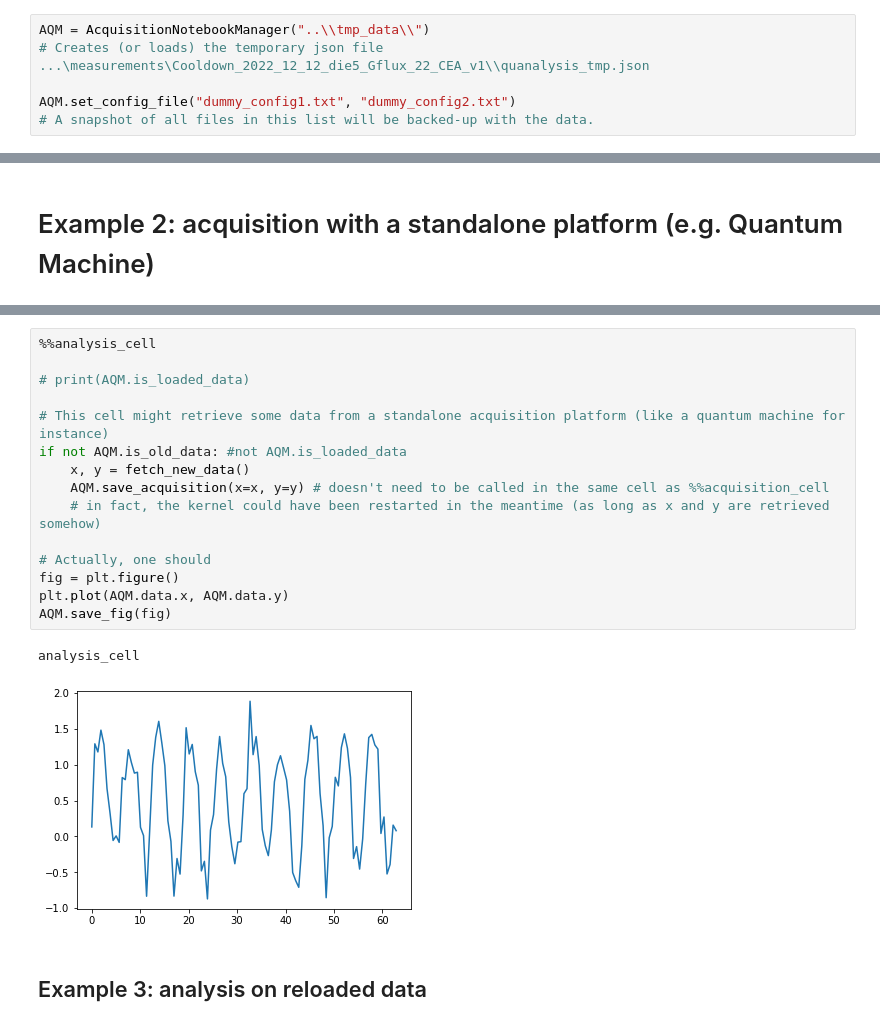
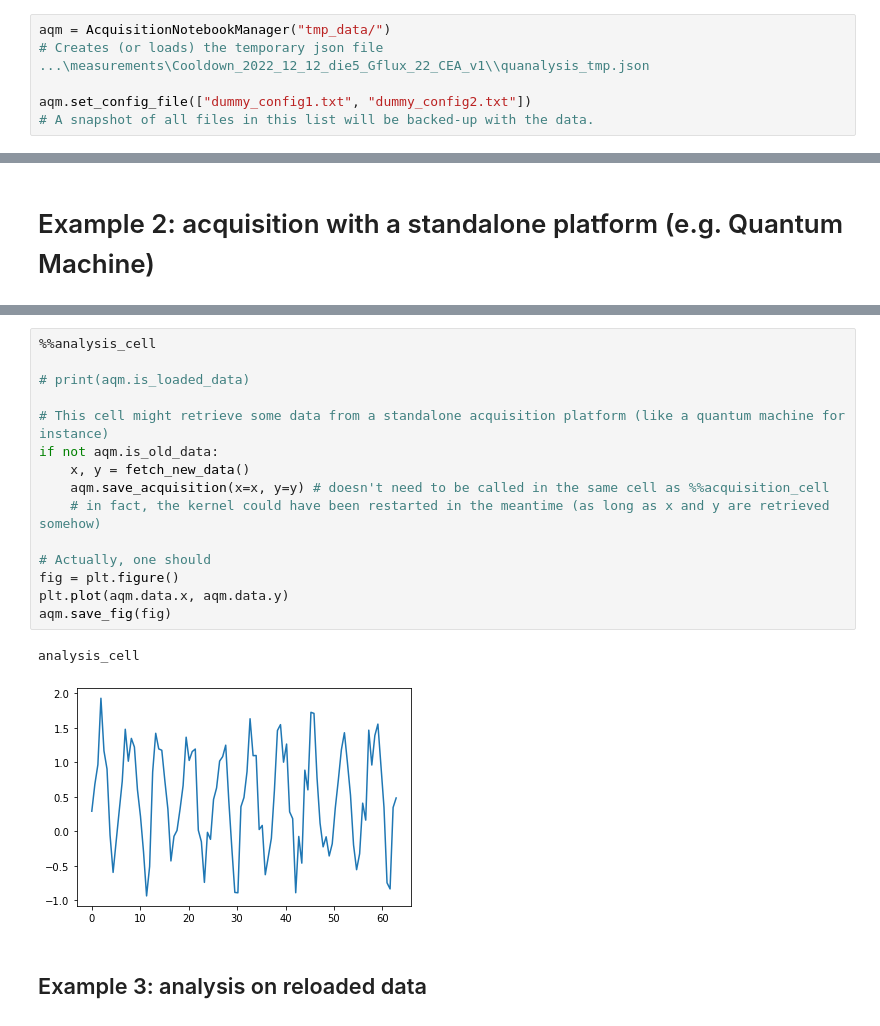
Before and after one commit to kyrylo-gr/labmate, a Jupyter notebook: docs/examples/acquisition_and_analysis_notebook.ipynb, the cells around one changed output, grey strips where cells are left out. Saved outputs shown, nothing was run; the diff lists cells and outputs as text.

```diff
--- a/docs/examples/acquisition_and_analysis_notebook.ipynb
+++ b/docs/examples/acquisition_and_analysis_notebook.ipynb
@@ -14,10 +13,10 @@ The autoreload extension is already loaded. To reload it, use:
 # %% [markdown]
 # AcquisitionManager and AnalysisManager
 # %%
-AQM = AcquisitionNotebookManager("..\\tmp_data\\")
+aqm = AcquisitionNotebookManager("tmp_data/")
 # Creates (or loads) the temporary json file ...\measurements\Cooldown_2022_12_12_die5_Gflux_22_CEA_v1\\quanalysis_tmp.json
 
-AQM.set_config_file("dummy_config1.txt", "dummy_config2.txt")
+aqm.set_config_file(["dummy_config1.txt", "dummy_config2.txt"])
 # A snapshot of all files in this list will be backed-up with the data.
 # %% [markdown]
 # Example 1: acquisition with a blocking function
@@ -88,21 +67,21 @@ def fetch_new_data():
 # %%
 %%analysis_cell
 
-# print(AQM.is_loaded_data)
+# print(aqm.is_loaded_data)
 
 # This cell might retrieve some data from a standalone acquisition platform (like a quantum machine for instance)
-if not AQM.is_old_data: #not AQM.is_loaded_data
+if not aqm.is_old_data:
     x, y = fetch_new_data()
-    AQM.save_acquisition(x=x, y=y) # doesn't need to be called in the same cell as %%acquisition_cell
+    aqm.save_acquisition(x=x, y=y) # doesn't need to be called in the same cell as %%acquisition_cell
     # in fact, the kernel could have been restarted in the meantime (as long as x and y are retrieved somehow)
 
 # Actually, one should
 fig = plt.figure()
-plt.plot(AQM.data.x, AQM.data.y)
-AQM.save_fig(fig)
+plt.plot(aqm.data.x, aqm.data.y)
+aqm.save_fig(fig)
 # %% [output]
 analysis_cell
-[figure, old version]
+[figure, new version]
 # %% [markdown]
 ## Example 3: analysis on reloaded data
 # %%
```
Also changed, not shown: parts of 11 cells of this notebook, 18 other files.
